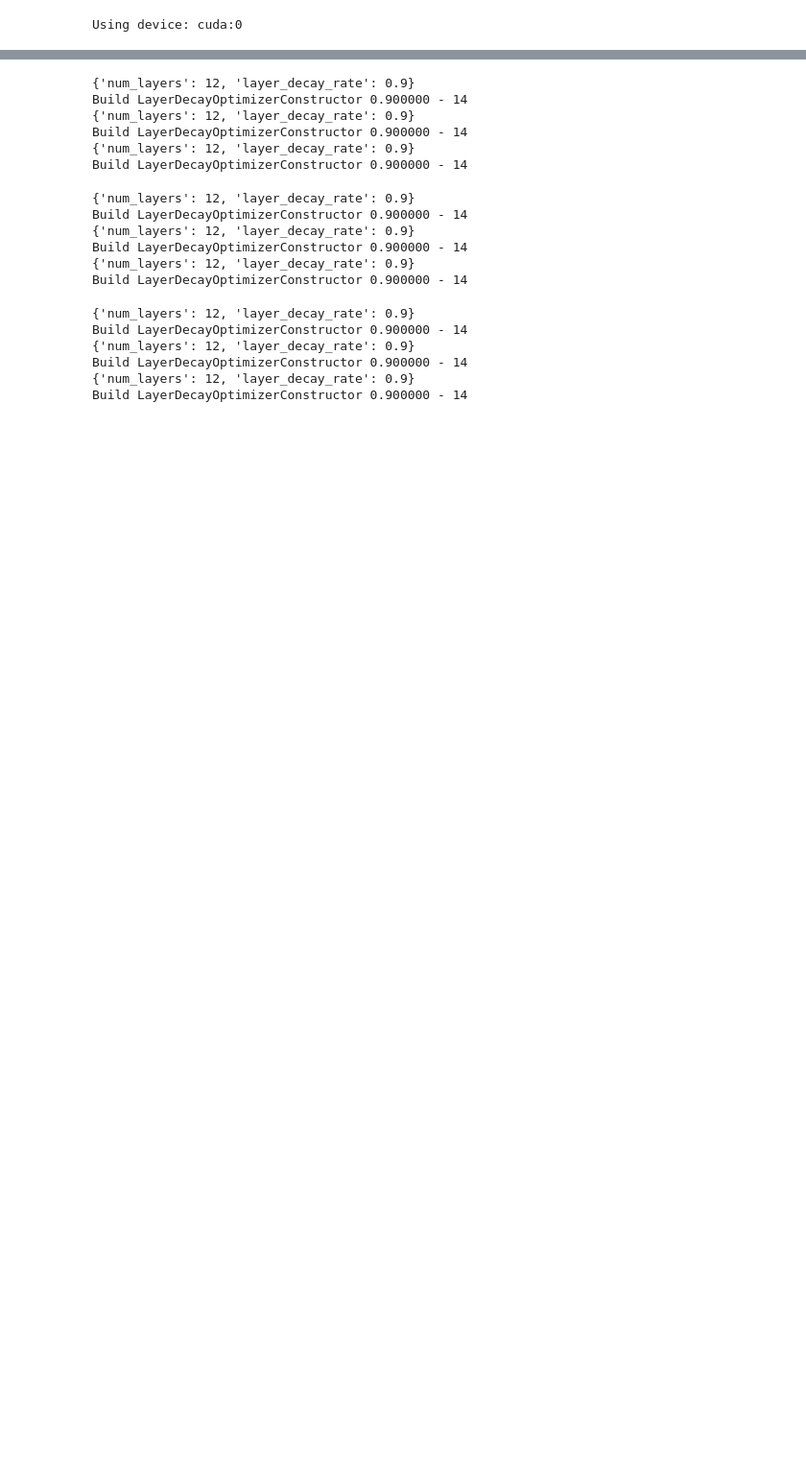
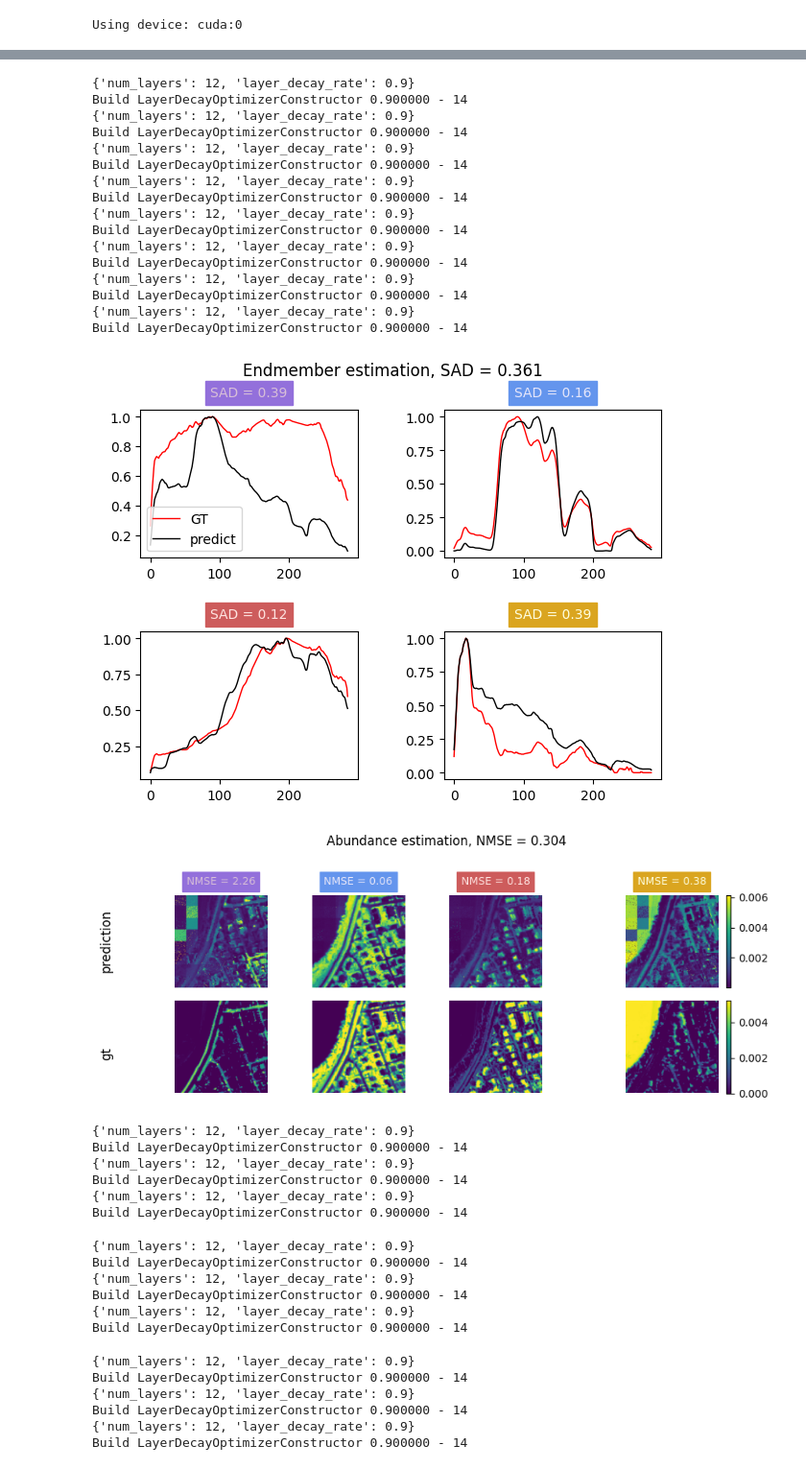
Before and after one commit to edabier/SS-HSU_benchmark, a Jupyter notebook: padding_training.ipynb, the cells around one changed output, grey strips where cells are left out. Shown at 96% size. Cells and saved outputs as stored; diff of their text form; code cells hidden in the pictures; blank space fills up the shorter version.

Commit message:
updates on padding training

```diff
--- a/padding_training.ipynb
+++ b/padding_training.ipynb
@@ -30,7 +30,7 @@ else:
 # %% [output]
 Using device: cuda:0
 # %%
-dataset = "urban4"
+dataset = "apex"
 data = io.loadmat(f"datasets/{dataset}.mat")
 Y_flat = torch.tensor(data["Y"], dtype=torch.float)
 A_flat = torch.tensor(data["A"], dtype=torch.float)
@@ -56,6 +56,8 @@ features = rsfm.get_dofa_features(fm, Y_up, wavelengths)
 D = int(features.shape[0]/1)
 alpha = int(features.shape[1]**0.5)
 unmixer = rsfm.Unmixing_from_features(D=D, alpha=alpha, B=B, c=c, n_features=1, use_cls=False)
+
+Y_224, A_224 = rsfm.reshape_Y("DOFA", Y_init, new_H, A)
 # %%
 def train_model(Y, fm, B, c, D, alpha, new_H):
     epochs, lr = 200, 0.002
@@ -99,3 +99,44 @@ def train_model(Y, fm, B, c, D, alpha, new_H):
         E_hat, A_hat, _ = model(features)
 
     return E_hat, A_hat
+# %%
+patch = 14
+padding = new_H - (9*patch)
+shift = 2*patch
+
+n_xp = 1
+E_hats_pad, A_hats_pad = torch.zeros(n_xp, B, c), torch.zeros(n_xp, c, new_H, new_H)
+sads_base, mses_base, sads_pad, mses_pad = [], [], [], []
+
+for n in range(n_xp):
+    Y_padded = F.pad(Y_224, pad=(padding, padding, padding, padding), mode="reflect")
+    A_hat_total = torch.zeros(1, c, new_H, new_H)
+
+    E_hats = torch.zeros((2*padding+1)**2, B, c)
+    E_hat_list = []
+
+    for i in tqdm(range(0, 2*padding + 1, shift)):
+        for j in range(0, 2*padding + 1, shift):
+
+            Y_crop = Y_padded[:, :, i:i+new_H, j:j+new_H]
+
+            E_hat, A_hat = train_model(Y_crop, fm, B, c, D, alpha, new_H)
+
+            E_hat, A_hat, _ = utils.order_endmembers(E_init, E_hat, A_hat)
+            E_hat_list.append(E_hat)
+            E_hats[i+j] = E_hat
+            A_hat_total[:, :, i:i+shift, j:j+shift] = A_hat.unsqueeze(0)[:,:, padding:padding+shift, padding:padding+shift]
+
+    E_hat_m = torch.mean(E_hats, dim=0)
+    E_hats_pad[n] = E_hat_m
+    A_hats_pad[n] = A_hat_total
+
+    sad_pad, _, mse_pad = plots.compute_metrics_and_plot(E_hat_m, A_hat_total, A_224, E_init, normalize_E=True, normalize_A=True, return_results=True)#, plot_A=False, plot_E=False)
+    sads_pad.append(sad_pad)
+    mses_pad.append(mse_pad)
+
+# E_hat_m = torch.mean(E_hats_pad, dim=0)
+# A_hat_m = torch.mean(A_hats_pad, dim=0)
+# plots.compute_metrics_and_plot(E_hat_m, A_hat_m, A_224, E_init, normalize_E=True, normalize_A=True)
+# print(f"Multi-crop: SAD = {torch.mean(torch.tensor(sads_pad))} ± {torch.std(torch.tensor(sads_pad))}, NMSE = {torch.mean(torch.tensor(mses_pad))} ± {torch.std(torch.tensor(mses_pad))}")
+# %% [output]
@@ -102,3 +255,21 @@ def train_model(Y, fm, B, c, D, alpha, new_H):
+{'num_layers': 12, 'layer_decay_rate': 0.9}
+Build LayerDecayOptimizerConstructor 0.900000 - 14
+{'num_layers': 12, 'layer_decay_rate': 0.9}
+Build LayerDecayOptimizerConstructor 0.900000 - 14
+{'num_layers': 12, 'layer_decay_rate': 0.9}
+Build LayerDecayOptimizerConstructor 0.900000 - 14
+{'num_layers': 12, 'layer_decay_rate': 0.9}
+Build LayerDecayOptimizerConstructor 0.900000 - 14
+{'num_layers': 12, 'layer_decay_rate': 0.9}
+Build LayerDecayOptimizerConstructor 0.900000 - 14
+{'num_layers': 12, 'layer_decay_rate': 0.9}
+Build LayerDecayOptimizerConstructor 0.900000 - 14
+{'num_layers': 12, 'layer_decay_rate': 0.9}
+Build LayerDecayOptimizerConstructor 0.900000 - 14
+{'num_layers': 12, 'layer_decay_rate': 0.9}
+Build LayerDecayOptimizerConstructor 0.900000 - 14
+[figure, added]
+[figure, added]
 # %%
 padding = 8
 shift = 8
```
Also changed, not shown: parts of 2 cells of this notebook, 7 other files.
